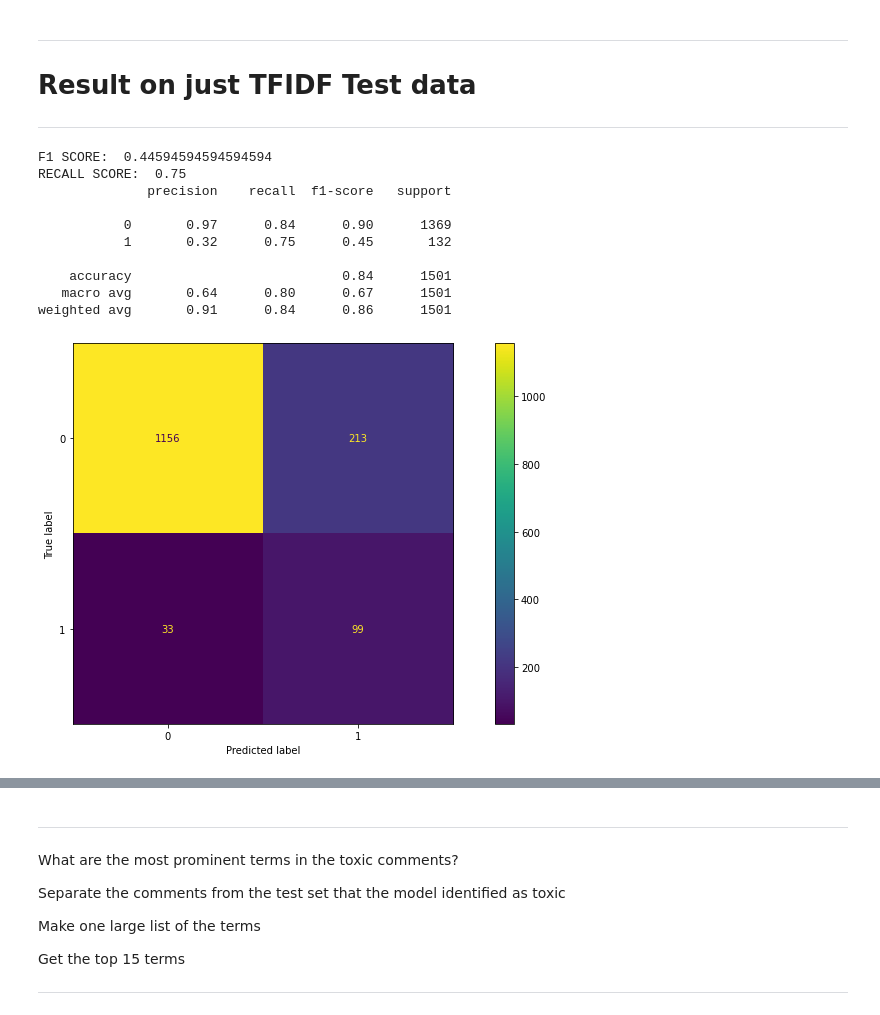
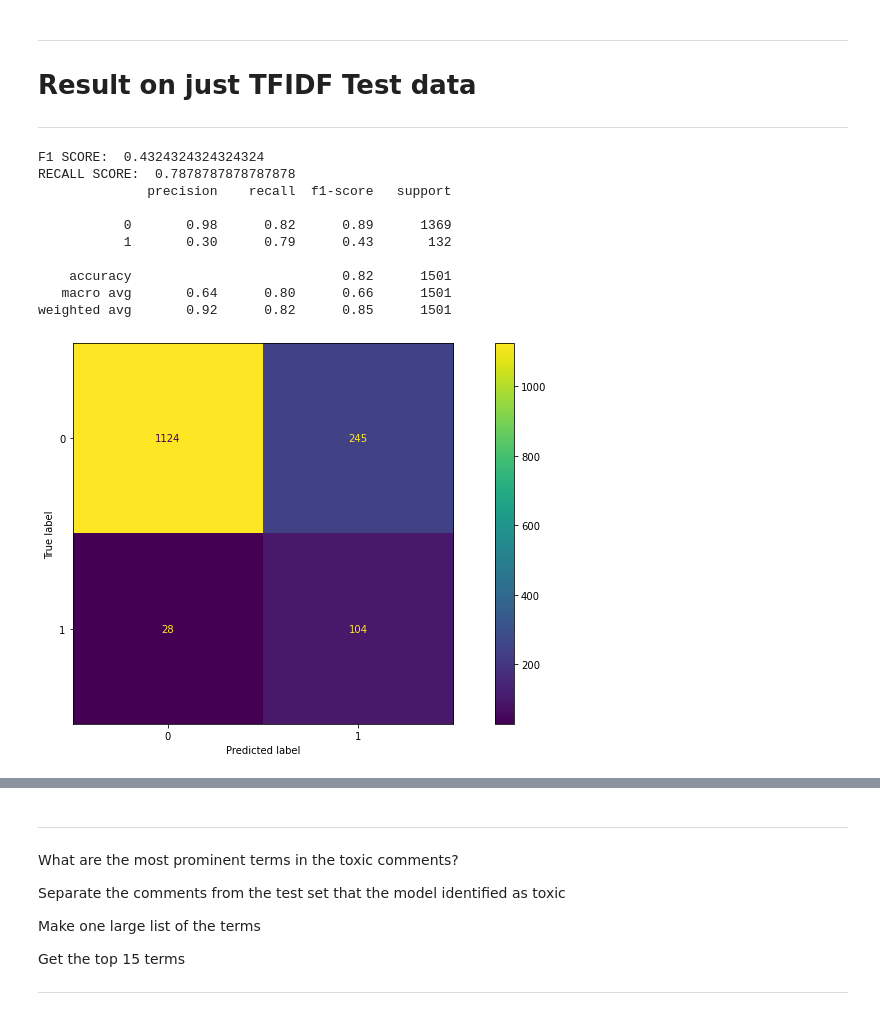
Before and after one commit to vikassharma555/Assignments, a Jupyter notebook: Proj_Wiki_Toxicity/Wiki_Toxicity_Anaysis.ipynb, the cells around one changed output, grey strips where cells are left out. Drawn from its saved outputs; the diff is of its cells as text; code cells hidden in the pictures.

```diff
--- a/Proj_Wiki_Toxicity/Wiki_Toxicity_Anaysis.ipynb
+++ b/Proj_Wiki_Toxicity/Wiki_Toxicity_Anaysis.ipynb
@@ -909,16 +916,16 @@ weighted avg       0.99      0.99      0.99      6388
 # Result on just TFIDF Test data
 ***
 # %%
-show_confusion_clssification(model, tfidfObject_test, y_test)
+show_confusion_clssification(cv.best_estimator_.named_steps['m'], tfidfObject_test, y_test)
 # %% [output]
-F1 SCORE:  0.44594594594594594
-RECALL SCORE:  0.75
+F1 SCORE:  0.4324324324324324
+RECALL SCORE:  0.7878787878787878
               precision    recall  f1-score   support
 
-           0       0.97      0.84      0.90      1369
-           1       0.32      0.75      0.45       132
+           0       0.98      0.82      0.89      1369
+           1       0.30      0.79      0.43       132
 
-    accuracy                           0.84      1501
-   macro avg       0.64      0.80      0.67      1501
-weighted avg       0.91      0.84      0.86      1501
+    accuracy                           0.82      1501
+   macro avg       0.64      0.80      0.66      1501
+weighted avg       0.92      0.82      0.85      1501
-[figure, old version]
+[figure, new version]
```
Also changed, not shown: parts of 21 cells of this notebook.
